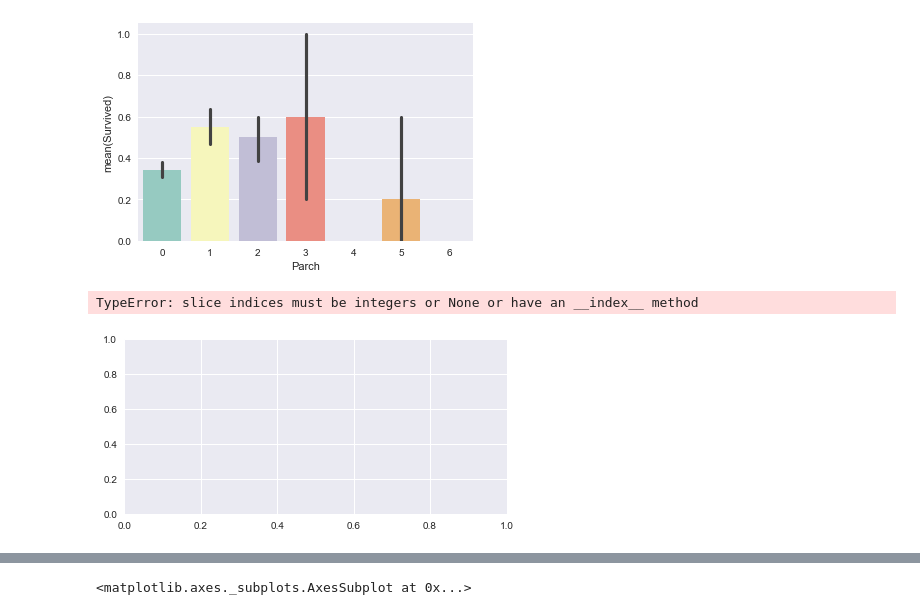
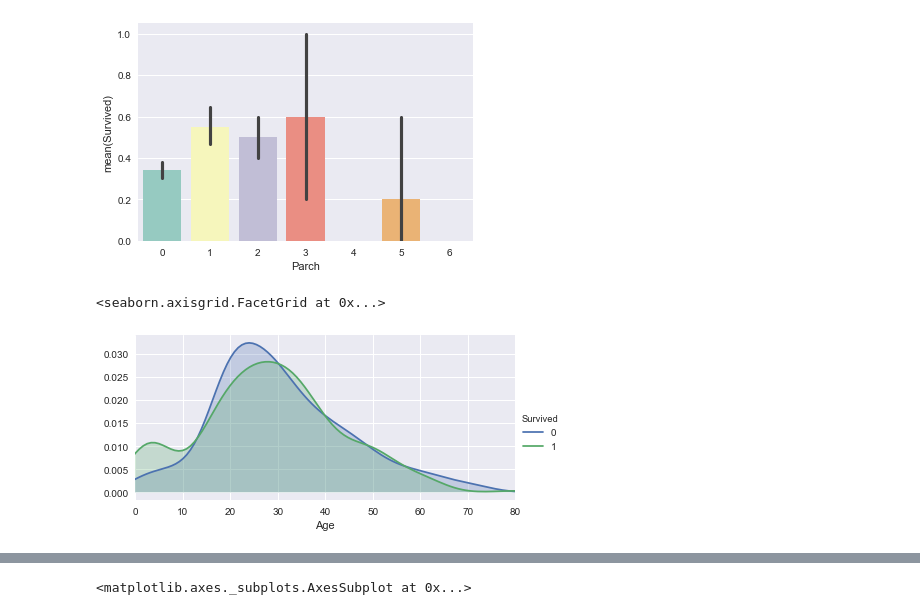
Before and after one commit to zqb1992/kaggle, a Jupyter notebook: competitions/getting-started/Titanic/code/Titanic_pipe.ipynb, the cells around one changed output, grey strips where cells are left out. Cells and saved outputs as stored; diff of their text form; code cells hidden in the pictures.

```diff
--- a/competitions/getting-started/Titanic/code/Titanic_pipe.ipynb
+++ b/competitions/getting-started/Titanic/code/Titanic_pipe.ipynb
@@ -54,12 +85,12 @@ sns.barplot(x="Parch", y="Survived", data=train, palette='Set3')
 <matplotlib.axes._subplots.AxesSubplot at 0x...>
 [figure]
 # %%
-#年龄
+#年龄分布和生存下来的关系    kdeplot核密度分布图
 facet = sns.FacetGrid(train, hue="Survived",aspect=2)
-facet.map(sns.kdeplot,'Age')
+facet.map(sns.kdeplot,'Age',shade= True)
 facet.set(xlim=(0, train['Age'].max()))
 facet.add_legend()
 # %% [output]
-TypeError: slice indices must be integers or None or have an __index__ method
+<seaborn.axisgrid.FacetGrid at 0x...>
-[figure, old version]
+[figure, new version]
 # %%
```
Also changed, not shown: parts of 28 cells of this notebook, 1 other file.
